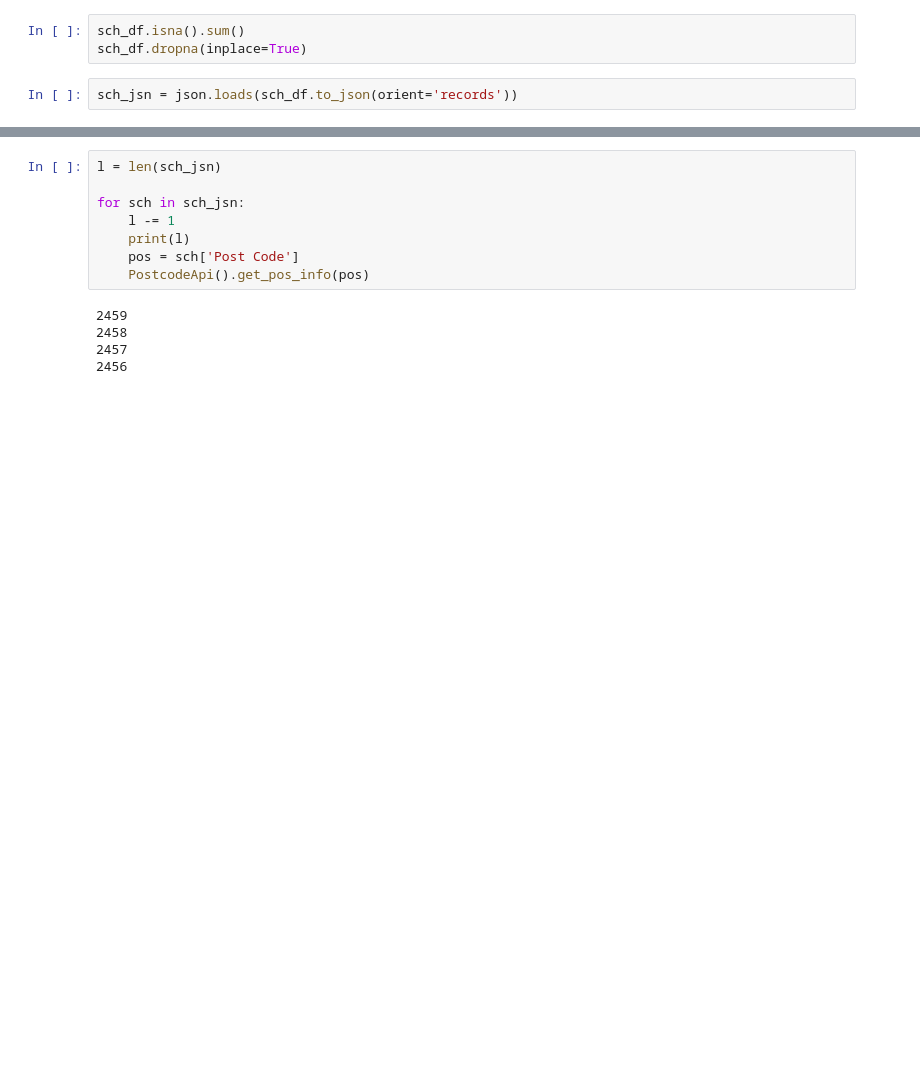
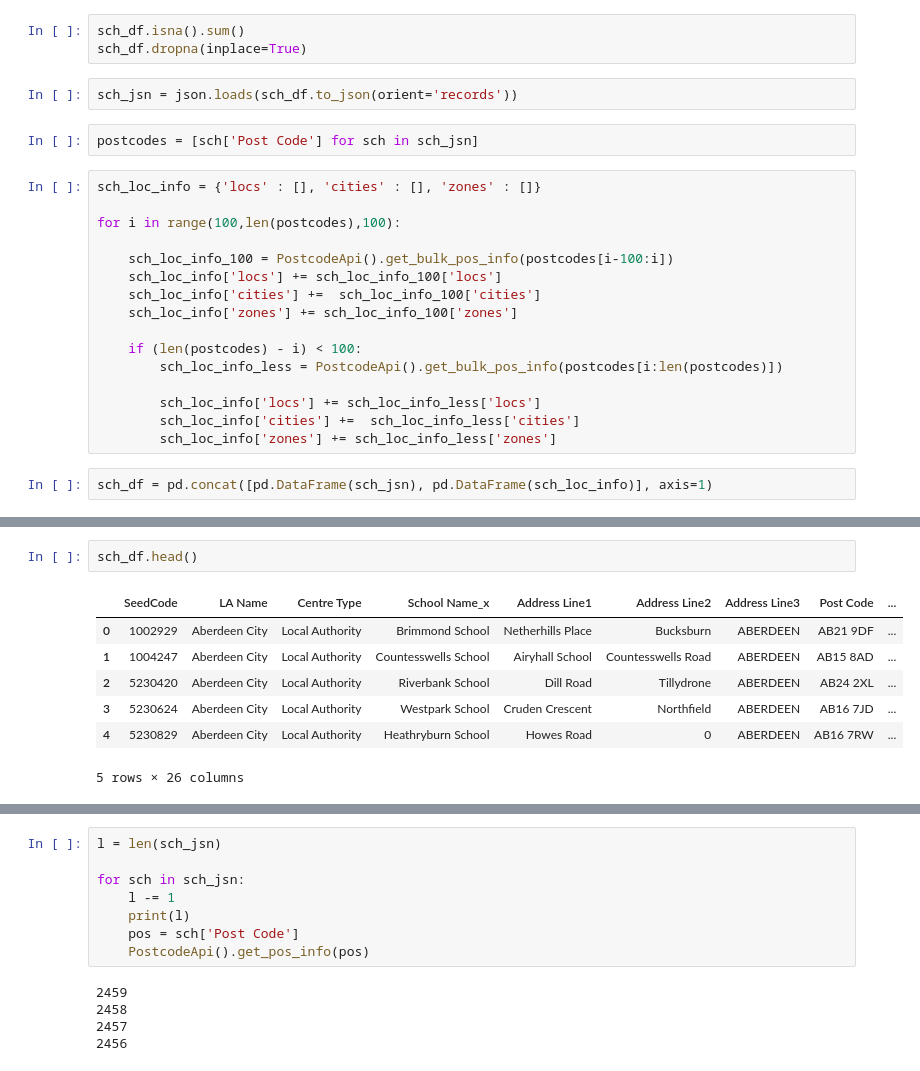
Before and after one commit to mrzeynalli/scotland_schools, a Jupyter notebook: working_file.ipynb, the cells around one changed output, grey strips where cells are left out. Cells and saved outputs as stored; diff of their text form; blank space fills up the shorter version.

```diff
--- a/working_file.ipynb
+++ b/working_file.ipynb
@@ -55,3 +55,23 @@ sch_df.isna().sum()
 sch_df.dropna(inplace=True)
 # %%
 sch_jsn = json.loads(sch_df.to_json(orient='records'))
+# %%
+postcodes = [sch['Post Code'] for sch in sch_jsn]
+# %%
+sch_loc_info = {'locs' : [], 'cities' : [], 'zones' : []}
+
+for i in range(100,len(postcodes),100):
+
+    sch_loc_info_100 = PostcodeApi().get_bulk_pos_info(postcodes[i-100:i])
+    sch_loc_info['locs'] += sch_loc_info_100['locs']
+    sch_loc_info['cities'] +=  sch_loc_info_100['cities']
+    sch_loc_info['zones'] += sch_loc_info_100['zones']
+
+    if (len(postcodes) - i) < 100:
+        sch_loc_info_less = PostcodeApi().get_bulk_pos_info(postcodes[i:len(postcodes)])
+
+        sch_loc_info['locs'] += sch_loc_info_less['locs']
+        sch_loc_info['cities'] +=  sch_loc_info_less['cities']
+        sch_loc_info['zones'] += sch_loc_info_less['zones']
+# %%
+sch_df = pd.concat([pd.DataFrame(sch_jsn), pd.DataFrame(sch_loc_info)], axis=1)
@@ -58,3 +104,13 @@ sch_jsn = json.loads(sch_df.to_json(orient='records'))
+# %%
+sch_df.head()
+# %% [output]
+|  | SeedCode | LA Name | Centre Type | School Name_x | Address Line1 | Address Line2 | Address Line3 | Post Code | ... |
+| 0 | 1002929 | Aberdeen City | Local Authority | Brimmond School | Netherhills Place | Bucksburn | ABERDEEN | AB21 9DF | ... |
+| 1 | 1004247 | Aberdeen City | Local Authority | Countesswells School | Airyhall School | Countesswells Road | ABERDEEN | AB15 8AD | ... |
+| 2 | 5230420 | Aberdeen City | Local Authority | Riverbank School | Dill Road | Tillydrone | ABERDEEN | AB24 2XL | ... |
+| 3 | 5230624 | Aberdeen City | Local Authority | Westpark School | Cruden Crescent | Northfield | ABERDEEN | AB16 7JD | ... |
+| 4 | 5230829 | Aberdeen City | Local Authority | Heathryburn School | Howes Road | 0 | ABERDEEN | AB16 7RW | ... |
+5 rows × 26 columns
 # %%
 import folium
 from folium.plugins import HeatMap
```
Also changed, not shown: parts of 5 cells of this notebook, 1 other file.
